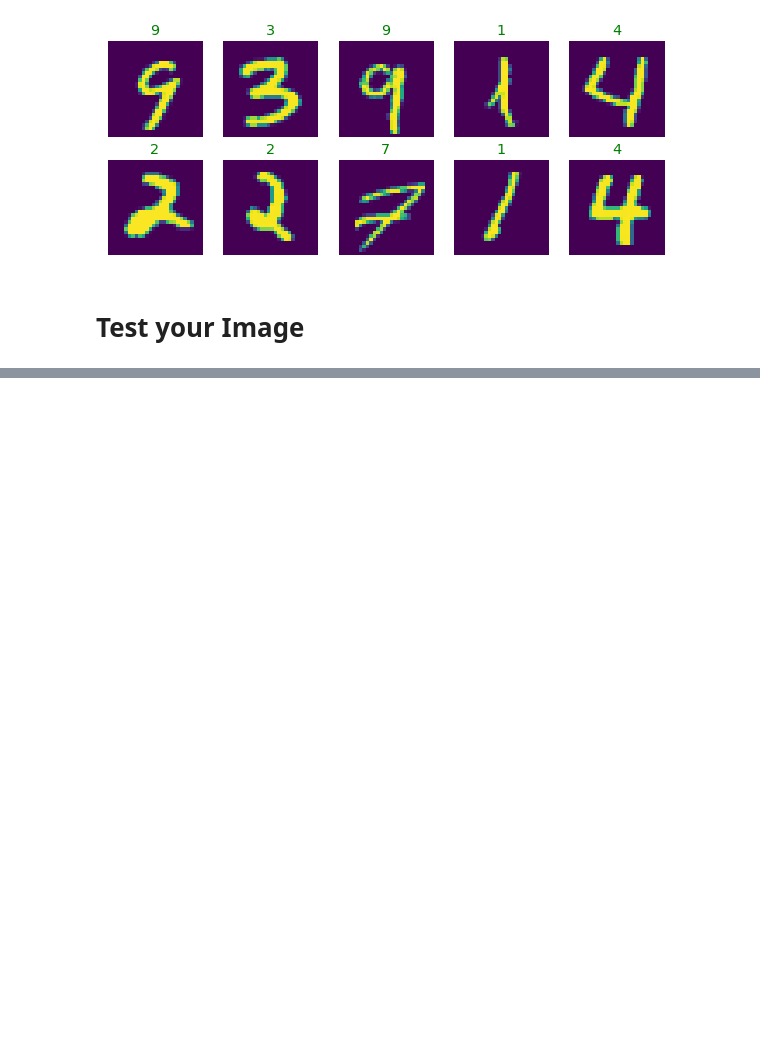
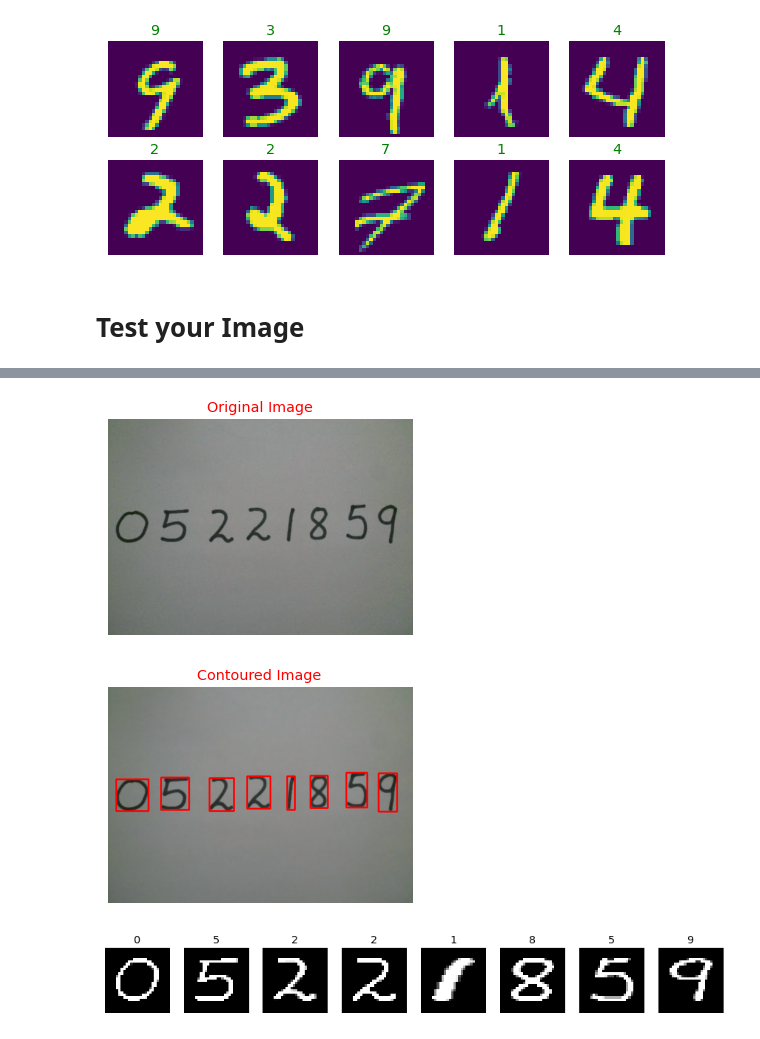
Before and after one commit to priyanshkedia04/Handwritten-Digit-Recognizer, a Jupyter notebook: Handwritten Digit Recognition MNIST Dataset.ipynb, the cells around one changed output, grey strips where cells are left out. Cells and saved outputs as stored; diff of their text form; code cells hidden in the pictures; blank space fills up the shorter version.

```diff
--- a/Handwritten Digit Recognition MNIST Dataset.ipynb
+++ b/Handwritten Digit Recognition MNIST Dataset.ipynb
@@ -216 +212,3 @@ os.listdir('digits_images')
+# %%
+loaded_model=tf.keras.models.load_model('my_model')
 # %%
@@ -278,0 +276,6 @@ for digit in preprocessed_digits:
+# %%
+number_recognize('2.jpg')
+# %% [output]
+[figure, added]
+[figure, added]
+[figure, added]
```
Also changed, not shown: parts of 6 cells of this notebook, 4 other files.
